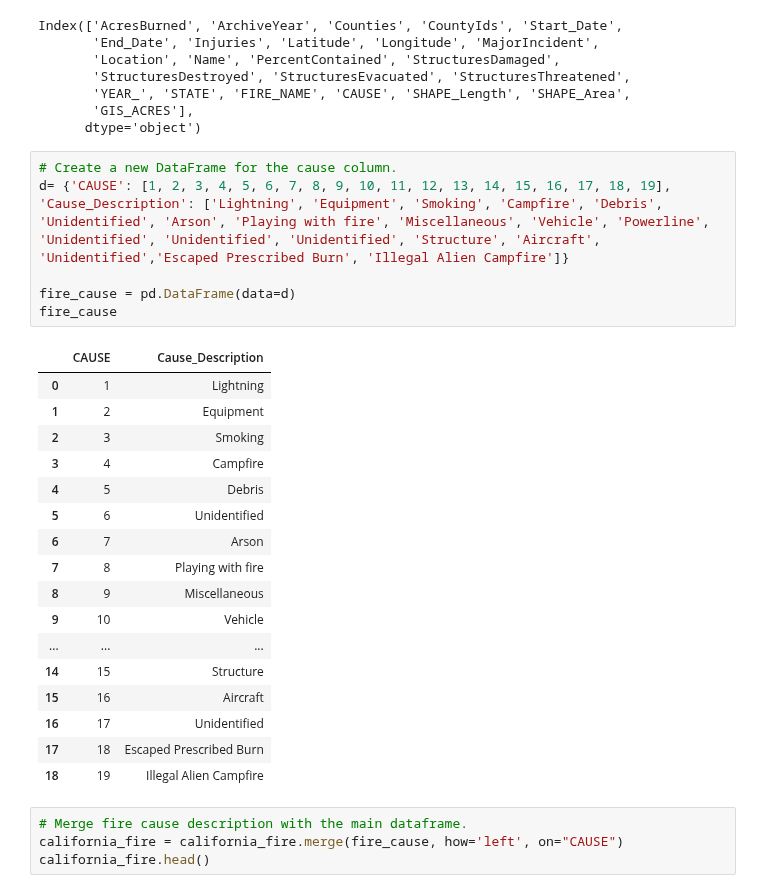
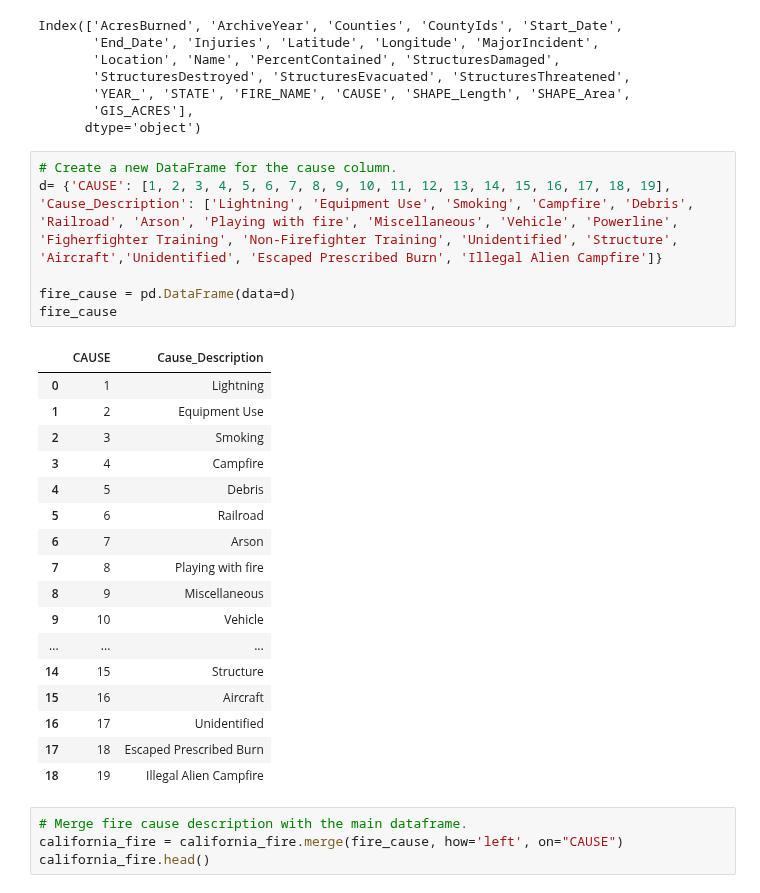
Before and after one commit to dhivyapadmanaban/California_Wildfires, a Jupyter notebook: Data_Processing/California_WildFire.ipynb, the cells around one changed output. Drawn from its saved outputs; the diff is of its cells as text.

```diff
--- a/Data_Processing/California_WildFire.ipynb
+++ b/Data_Processing/California_WildFire.ipynb
@@ -132,18 +132,18 @@ Index(['AcresBurned', 'ArchiveYear', 'Counties', 'CountyIds', 'Start_Date',
       dtype='object')
 # %%
 # Create a new DataFrame for the cause column.
-d= {'CAUSE': [1, 2, 3, 4, 5, 6, 7, 8, 9, 10, 11, 12, 13, 14, 15, 16, 17, 18, 19], 'Cause_Description': ['Lightning', 'Equipment', 'Smoking', 'Campfire', 'Debris', 'Unidentified', 'Arson', 'Playing with fire', 'Miscellaneous', 'Vehicle', 'Powerline', 'Unidentified', 'Unidentified', 'Unidentified', 'Structure', 'Aircraft', 'Unidentified','Escaped Prescribed Burn', 'Illegal Alien Campfire']}
+d= {'CAUSE': [1, 2, 3, 4, 5, 6, 7, 8, 9, 10, 11, 12, 13, 14, 15, 16, 17, 18, 19], 'Cause_Description': ['Lightning', 'Equipment Use', 'Smoking', 'Campfire', 'Debris', 'Railroad', 'Arson', 'Playing with fire', 'Miscellaneous', 'Vehicle', 'Powerline', 'Figherfighter Training', 'Non-Firefighter Training', 'Unidentified', 'Structure', 'Aircraft','Unidentified', 'Escaped Prescribed Burn', 'Illegal Alien Campfire']}
 
 fire_cause = pd.DataFrame(data=d)
 fire_cause
 # %% [output]
 |  | CAUSE | Cause_Description |
 | 0 | 1 | Lightning |
-| 1 | 2 | Equipment |
+| 1 | 2 | Equipment Use |
 | 2 | 3 | Smoking |
 | 3 | 4 | Campfire |
 | 4 | 5 | Debris |
-| 5 | 6 | Unidentified |
+| 5 | 6 | Railroad |
 | 6 | 7 | Arson |
 | 7 | 8 | Playing with fire |
 | 8 | 9 | Miscellaneous |
```
Also changed, not shown: parts of 3 cells of this notebook.
